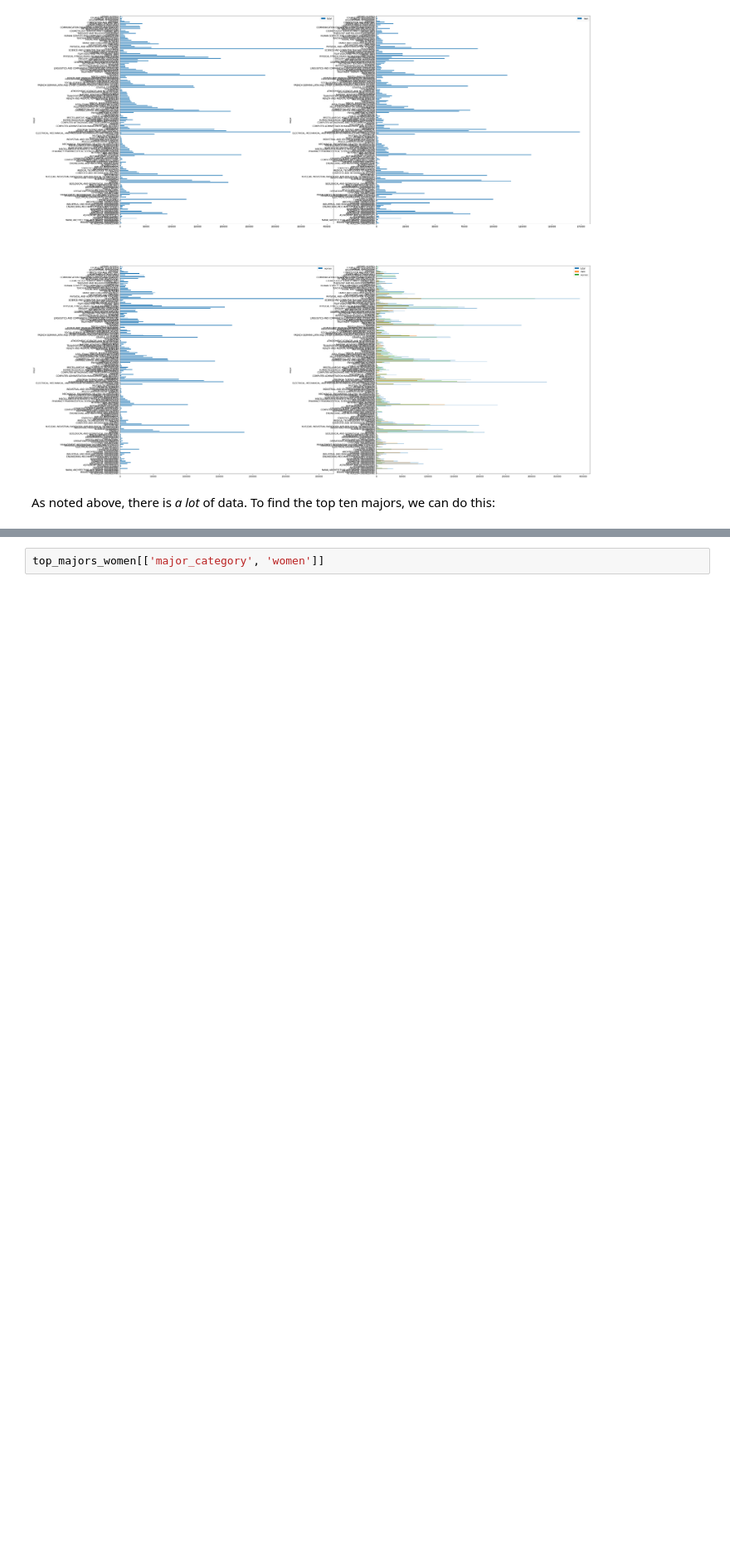
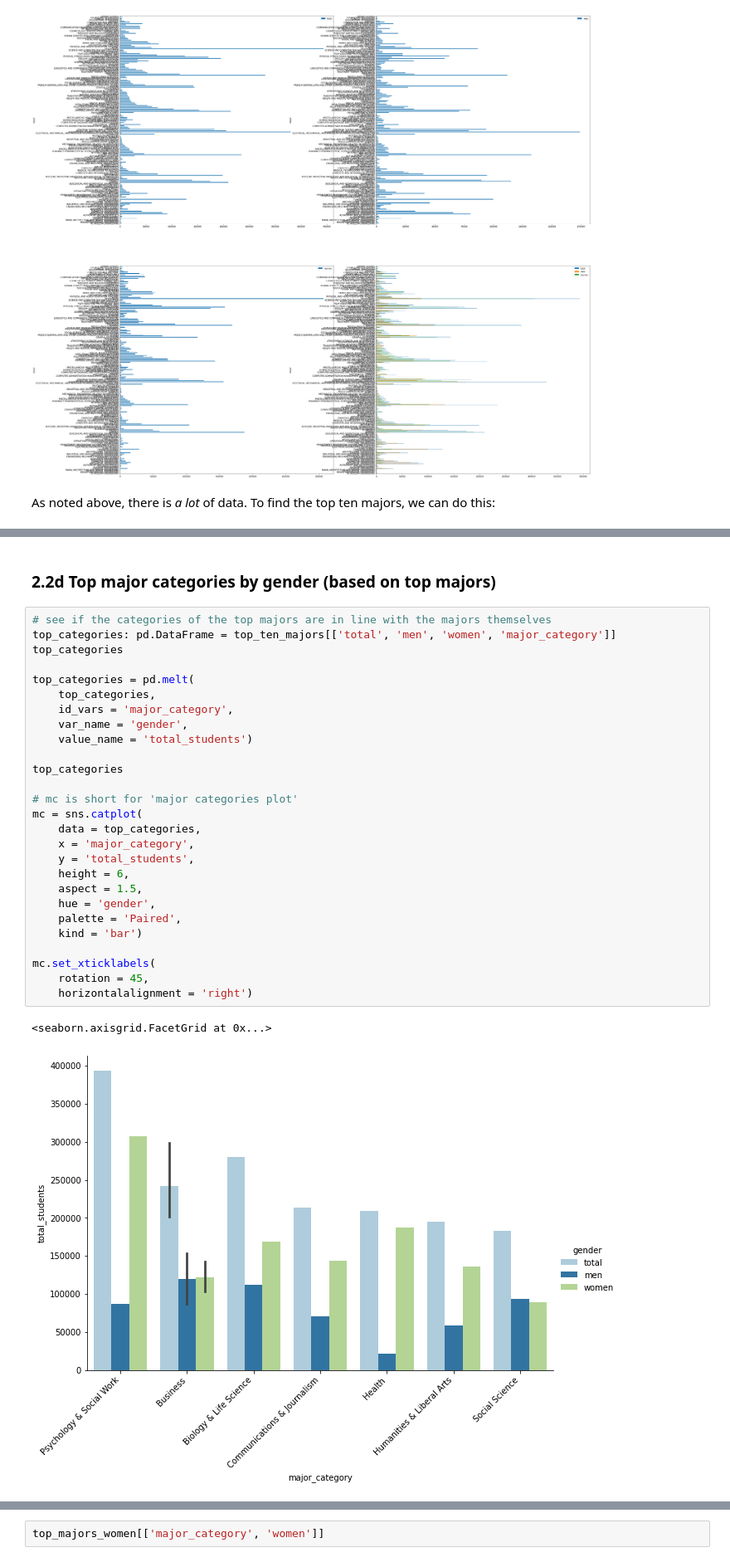
Before and after one commit to dorrajmachai/100DaysOfData, a Jupyter notebook: Day16/EconomicGuideCollegeMajors/egcm.ipynb, the cells around one changed output, grey strips where cells are left out. Shown at 83% size. Cells and saved outputs as stored; diff of their text form; blank space fills up the shorter version.

```diff
--- a/Day16/EconomicGuideCollegeMajors/egcm.ipynb
+++ b/Day16/EconomicGuideCollegeMajors/egcm.ipynb
@@ -220,0 +260,32 @@ top_ten_majors
+# %% [markdown]
+### 2.2d Top major categories by gender (based on top majors)
+# %%
+# see if the categories of the top majors are in line with the majors themselves
+top_categories: pd.DataFrame = top_ten_majors[['total', 'men', 'women', 'major_category']]
+top_categories
+
+top_categories = pd.melt(
+    top_categories,
+    id_vars = 'major_category',
+    var_name = 'gender',
+    value_name = 'total_students')
+
+top_categories
+
+# mc is short for 'major categories plot'
+mc = sns.catplot(
+    data = top_categories,
+    x = 'major_category',
+    y = 'total_students',
+    height = 6,
+    aspect = 1.5,
+    hue = 'gender',
+    palette = 'Paired',
+    kind = 'bar')
+
+mc.set_xticklabels(
+    rotation = 45,
+    horizontalalignment = 'right')
+# %% [output]
+<seaborn.axisgrid.FacetGrid at 0x...>
+[figure, added]
```
Also changed, not shown: parts of 36 cells of this notebook, 1 other file.
